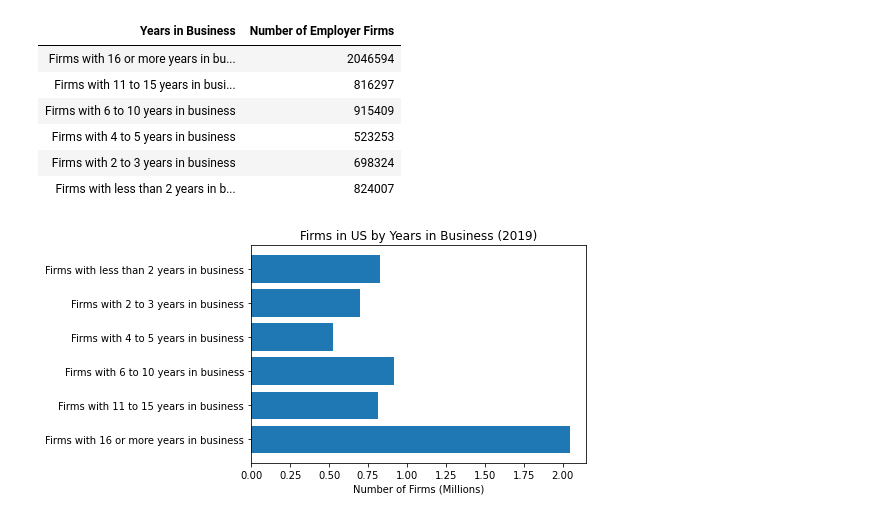
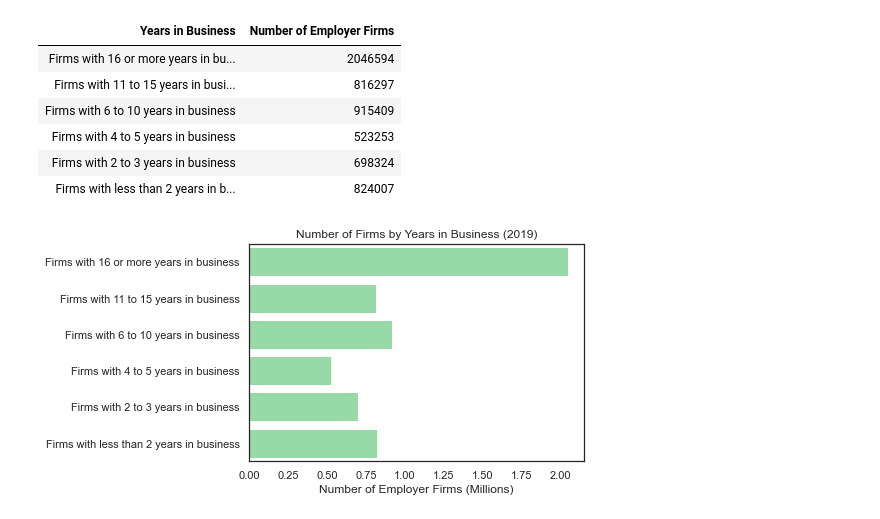
Before and after one commit to ahadh762/Census-Data-API-Group-Assessment, a Jupyter notebook: company_summary.ipynb, the cells around one changed output. Cells and saved outputs as stored; diff of their text form; code cells hidden in the pictures.

Commit message:
Used seaborn for final plot

```diff
--- a/company_summary.ipynb
+++ b/company_summary.ipynb
@@ -128,15 +128,14 @@ df.columns = new_header #set the header row as the df header
 df = df.rename(columns={'YIBSZFI_LABEL':'Years in Business','FIRMPDEMP':'Number of Employer Firms'})
 
 df['Number of Employer Firms'] = df['Number of Employer Firms'].astype(int)
-df.drop('YIBSZFI',axis=1,inplace=True)
+
 df = df.loc[df['Years in Business']!='All firms']
 
 years_in_business = df.copy()
 df = df.groupby('Years in Business')['Number of Employer Firms'].sum().reset_index()
-df = df.sort_values('Years in Business', ascending=False)
 
 custom_dict = {'Firms with less than 2 years in business': 0, 'Firms with 2 to 3 years in business': 1,\
- 'Firms with 4 to 5 years in business': 2,'Firms with 6 to 10 years in business': 3, \
+ 'Firms with 4 to 5 years in business': 2,'Firms with 6 to 10 years in business':   3, \
  'Firms with 11 to 15 years in business': 4, 'Firms with 16 or more years in business': 5}
 
 df = df.sort_values(by=['Years in Business'], key=lambda x: x.map(custom_dict),ascending=False)
@@ -150,13 +149,25 @@ df.style.hide_index()
 | Firms with 2 to 3 years in business | 698324 |
 | Firms with less than 2 years in b... | 824007 |
 # %%
+import seaborn as sns
+
+sns.set_theme(style='ticks')
+sns.set_theme(style="white", palette='pastel')
+
+
 df['Number of Employer Firms'] = df['Number of Employer Firms'].apply(lambda x:float(x/1_000_000))
 
-plt.barh(df['Years in Business'],df['Number of Employer Firms'])
-plt.xlabel('Number of Firms (Millions)')
-plt.title('Firms in US by Years in Business (2019)');
+
+ax = sns.barplot(
+    data=df,
+    x="Number of Employer Firms", y="Years in Business", orient = 'h', color = 'g'
+);
+
+ax.set_title('Number of Firms by Years in Business (2019)')
+ax.set_xlabel('Number of Employer Firms (Millions)')
+ax.set_ylabel('');
 # %% [output]
-[figure, old version]
+[figure, new version]
 # %%
 # MASTER TABLE MERGE
 
```
Also changed, not shown: parts of 3 cells of this notebook.
